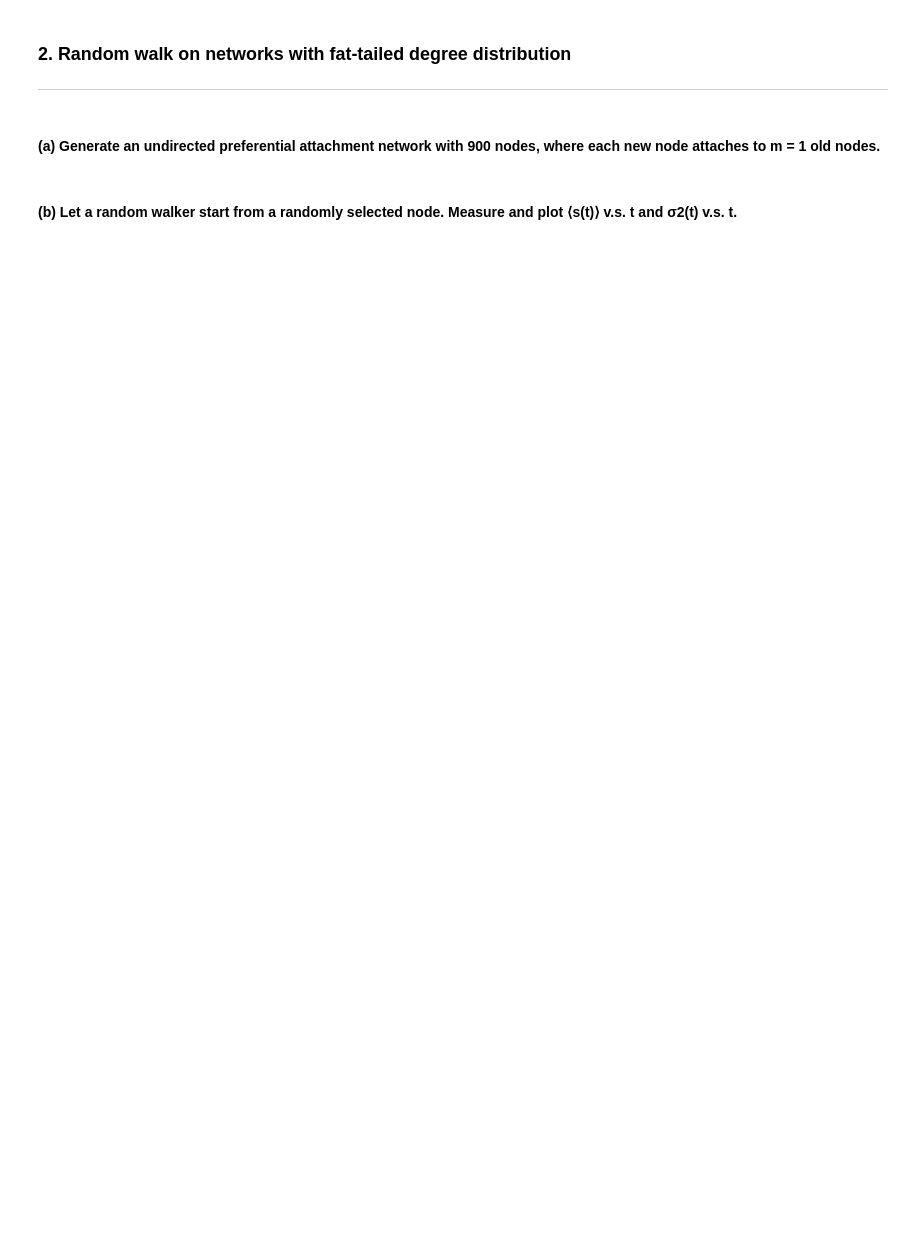
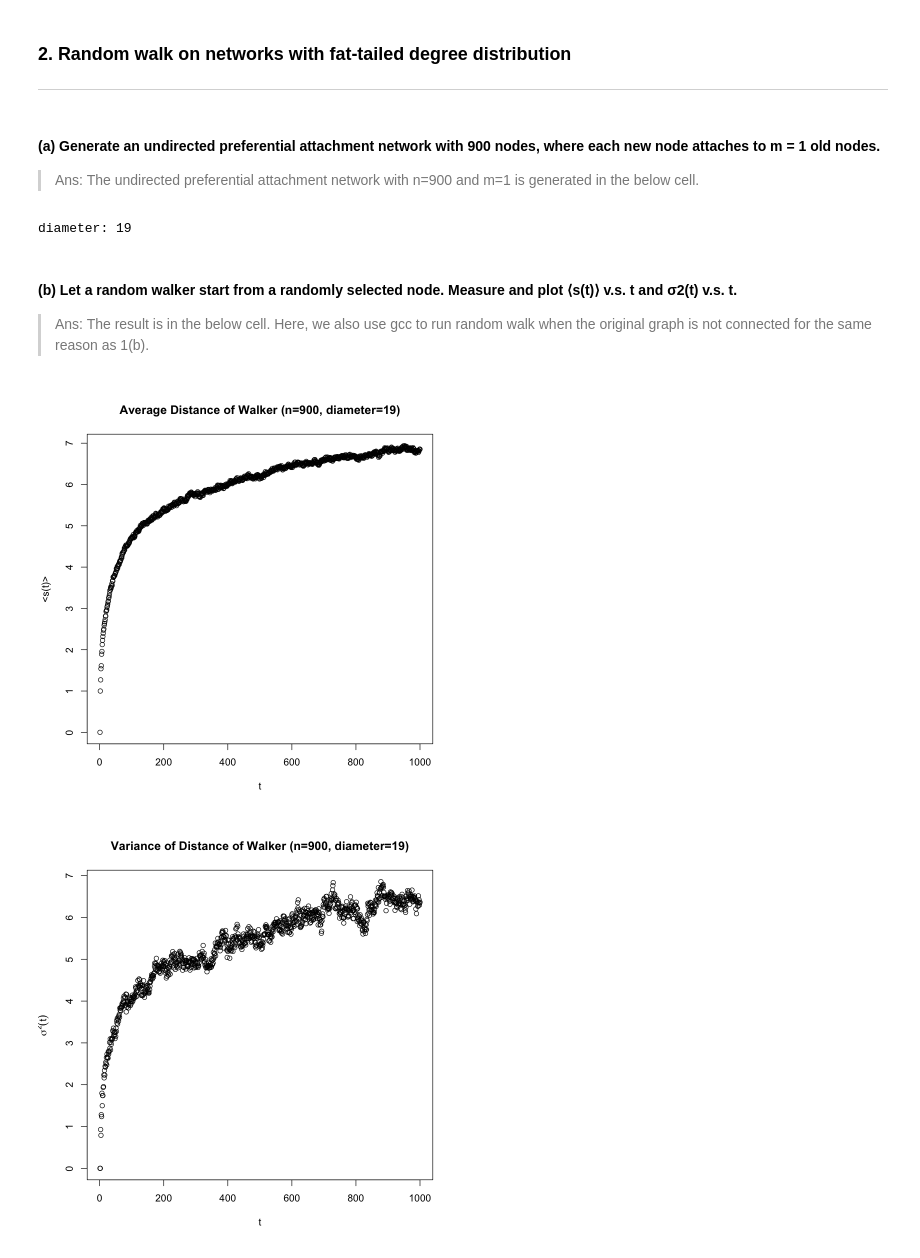
Before and after one commit to kchuang625/ucla-ece-232e-spring-2023-hw, a Jupyter notebook: project1/part2-1_705668757_905847065_105945588.ipynb, the cells around one changed output. Cells and saved outputs as stored; diff of their text form; code cells hidden in the pictures; blank space fills up the shorter version.

```diff
--- a/project1/part2-1_705668757_905847065_105945588.ipynb
+++ b/project1/part2-1_705668757_905847065_105945588.ipynb
@@ -48,8 +106,22 @@ library(pracma)
 ***
 # %% [markdown]
 #### (a) Generate an undirected preferential attachment network with 900 nodes, where each new node attaches to m = 1 old nodes.
+
+> Ans: The undirected preferential attachment network with n=900 and m=1 is generated in the below cell.
+# %%
+g <- sample_pa(n=900, m=1, directed=FALSE)
+fprintf("diameter: %d", diameter(g))
+# %% [output]
+diameter: 19
 # %% [markdown]
 #### (b) Let a random walker start from a randomly selected node. Measure and plot ⟨s(t)⟩ v.s. t and σ2(t) v.s. t.
+
+> Ans: The result is in the below cell. Here, we also use gcc to run random walk when the original graph is not connected for the same reason as 1(b).
+# %%
+run_random_walk_and_plot(g, 900, max_steps=1000)
+# %% [output]
+[figure, added]
+[figure, added]
 # %% [markdown]
 #### (c) Measure the degree distribution of the nodes reached at the end of the random walk on this network. How does it compare with the degree distribution of the graph?
 
```
Also changed, not shown: parts of 13 cells of this notebook.
